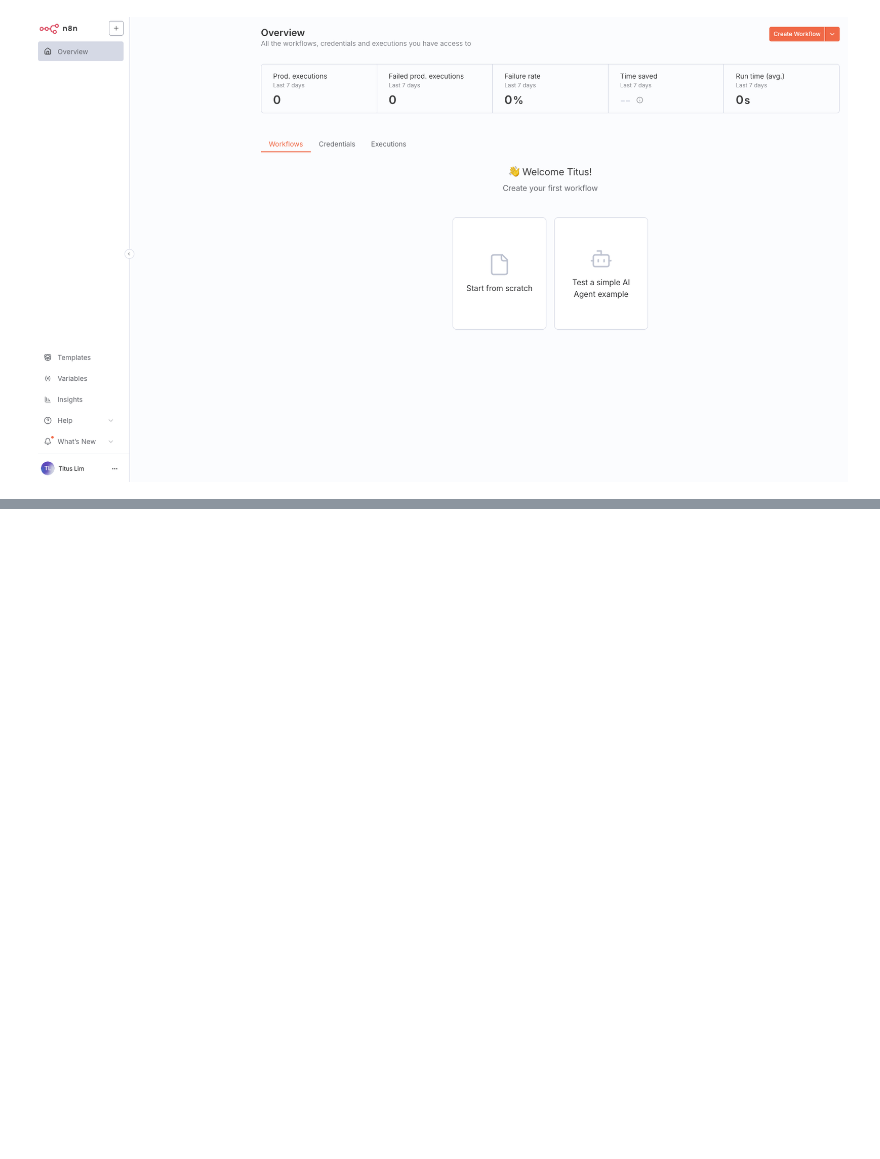
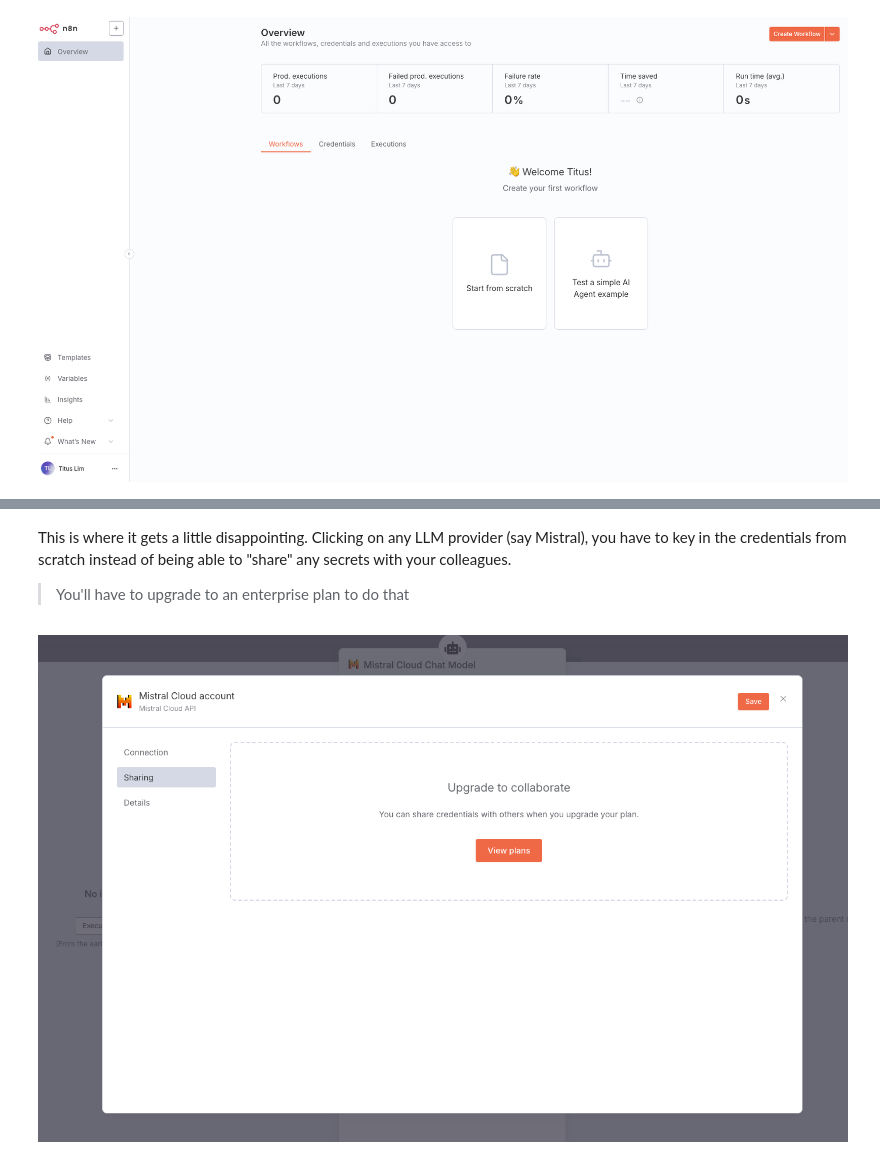
Before and after one commit to tituslhy/n8n-playground, a Jupyter notebook: notebooks/2. building_your_agents.ipynb, the cells around one changed output, grey strips where cells are left out. Drawn from its saved outputs; the diff is of its cells as text; code cells hidden in the pictures; blank space fills up the shorter version.

```diff
--- a/notebooks/2. building_your_agents.ipynb
+++ b/notebooks/2. building_your_agents.ipynb
@@ -14,0 +21,8 @@ display(Image("../images/1. n8n_home.png"))
+# %% [markdown]
+This is where it gets a little disappointing. Clicking on any LLM provider (say Mistral), you have to key in the credentials from scratch instead of being able to "share" any secrets with your colleagues.
+
+> You'll have to upgrade to an enterprise plan to do that
+# %%
+display(Image("../images/3. Upgrade plan to share secrets.png"))
+# %% [output]
+[figure, added]
```
Also changed, not shown: parts of 44 cells of this notebook, 14 other files.
